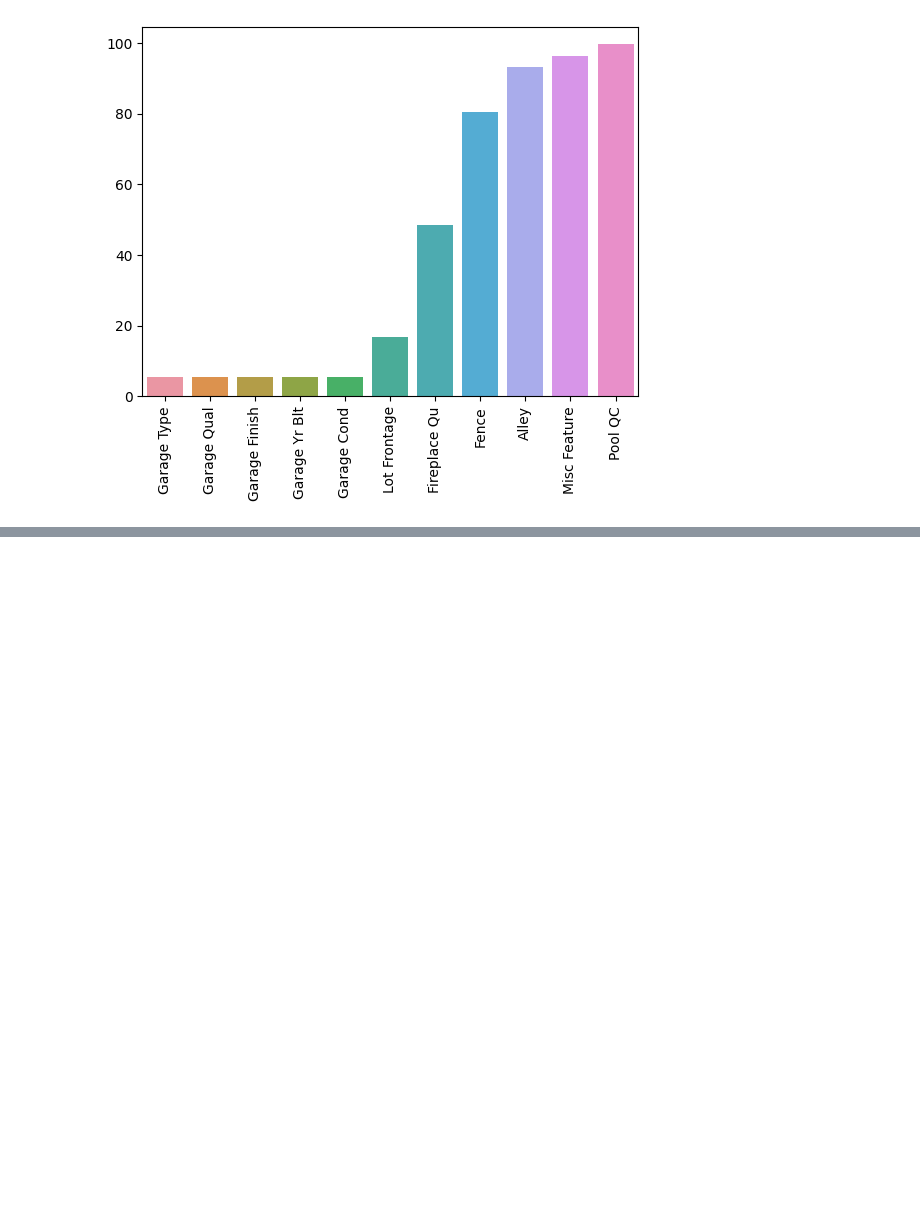
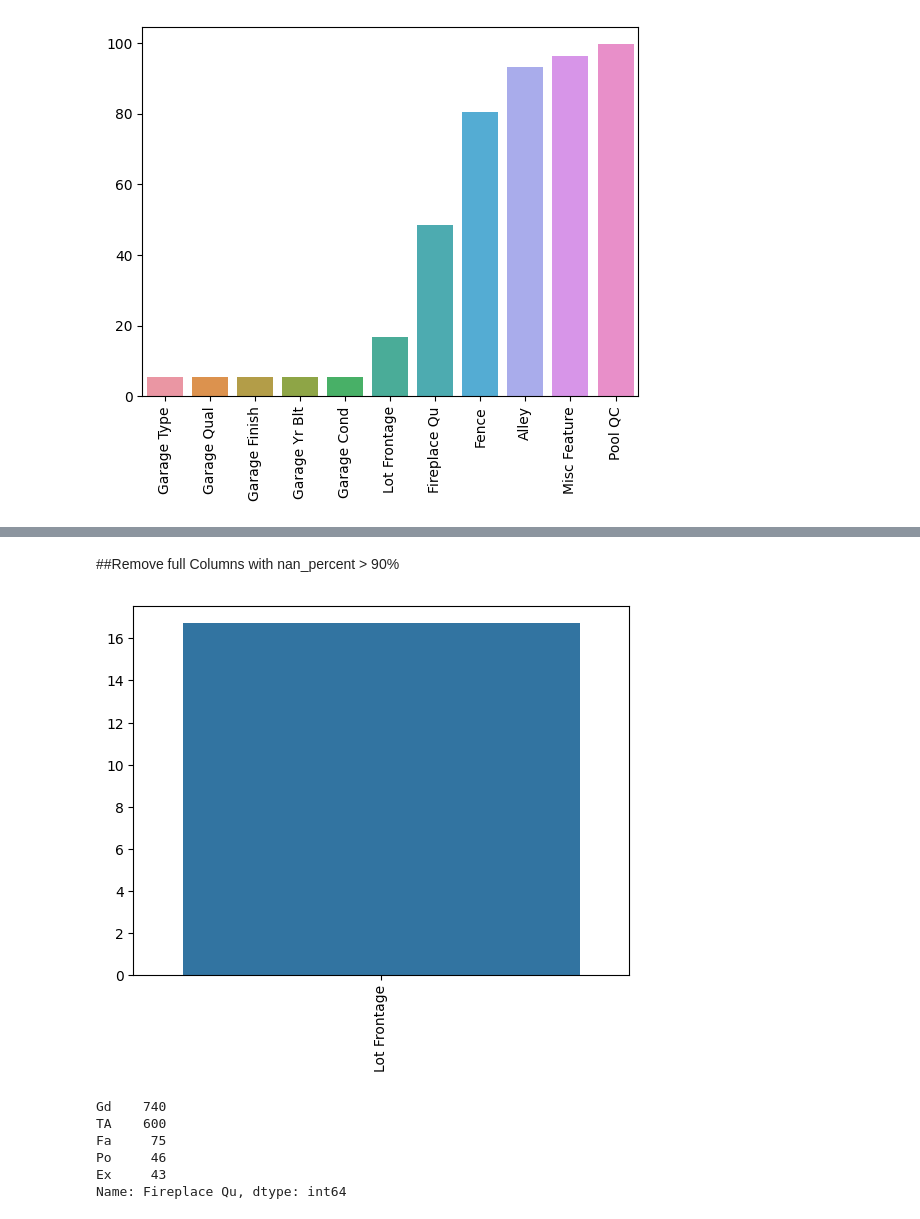
Before and after one commit to Metallicode/Math, a Jupyter notebook: Feature_Engineering.ipynb, the cells around one changed output, grey strips where cells are left out. Drawn from its saved outputs; the diff is of its cells as text; code cells hidden in the pictures; blank space fills up the shorter version.

```diff
--- a/Feature_Engineering.ipynb
+++ b/Feature_Engineering.ipynb
@@ -379,0 +418,24 @@ plt.xticks(rotation=90);
+# %% [markdown]
+##Remove full Columns with nan_percent > 90%
+# %%
+filtered_column_names = [x for x in nan_percent.index if nan_percent[x] >= 80]
+filtered_column_names
+# %%
+df = df.drop(filtered_column_names, axis=1)
+# %%
+nan_percent = 100 * df.isnull().sum().sort_values() / len(df)
+nan_percent = nan_percent[nan_percent>0]
+
+sns.barplot(x=nan_percent.index, y=nan_percent)
+plt.xticks(rotation=90);
+# %% [output]
+[figure, added]
+# %%
+df["Fireplace Qu"].value_counts()
+# %% [output]
+Gd    740
+TA    600
+Fa     75
+Po     46
+Ex     43
+Name: Fireplace Qu, dtype: int64
```
Also changed, not shown: parts of 25 cells of this notebook.
